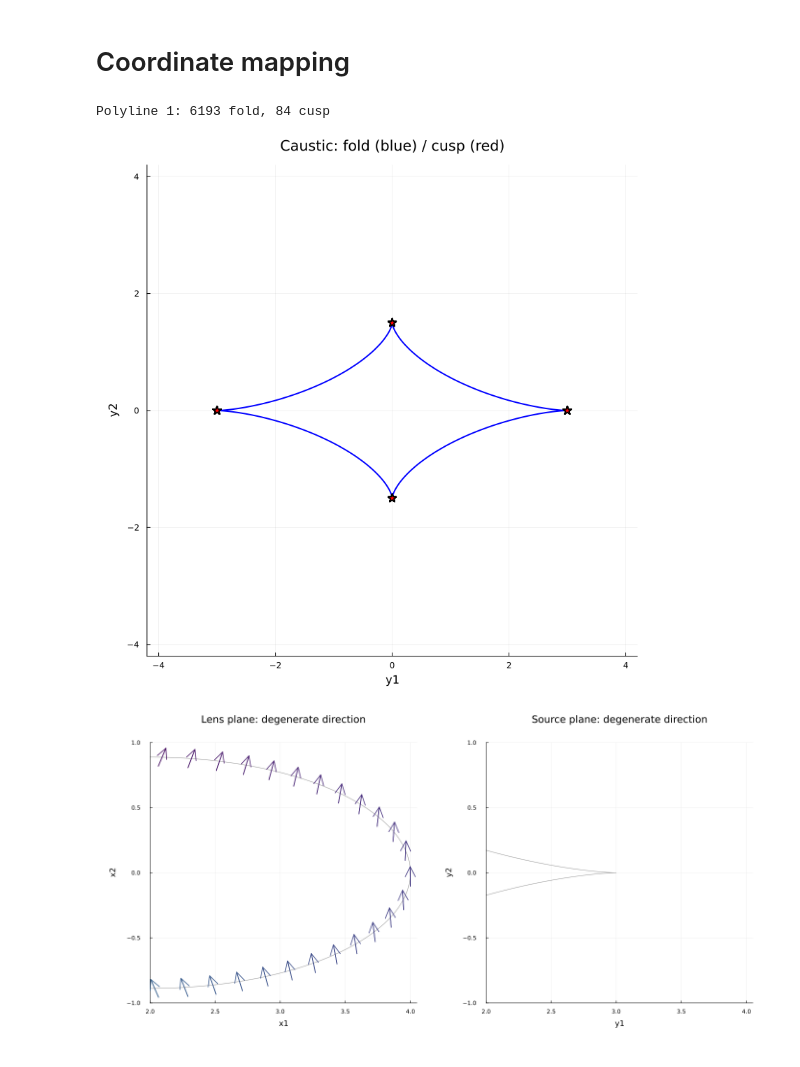
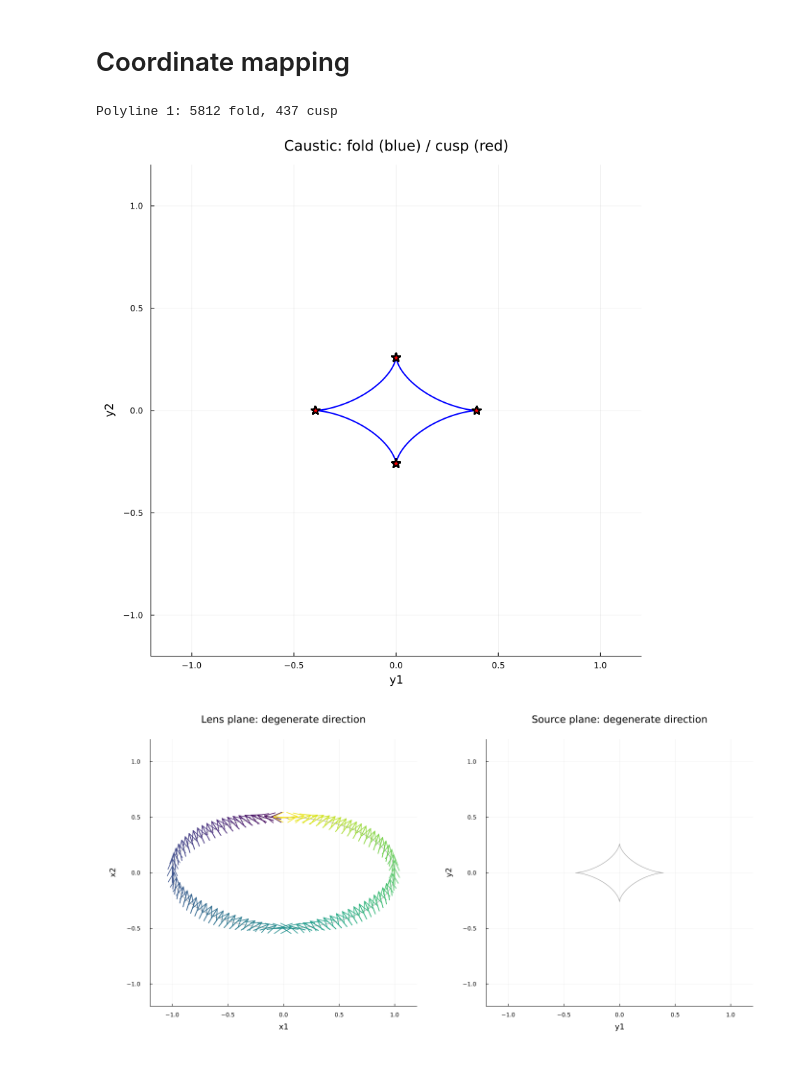
Before and after one commit to chrisharhaw/Optical_Drift_Effects, a Jupyter notebook: scripts/mapping_test.ipynb, the cells around one changed output. Cells and saved outputs as stored; diff of their text form; code cells hidden in the pictures.

```diff
--- a/scripts/mapping_test.ipynb
+++ b/scripts/mapping_test.ipynb
@@ -47,8 +50,8 @@ os = 50          # oversampling factor (pixels per output pixel, per axis)
 Nx_pix, Ny_pix = 50, 50                 # desired output (pixelated) resolution
 Nx_hi,  Ny_hi  = os * Nx_pix, os * Ny_pix  # high-res ray grid
 
-xmin, xmax = -4.2, 4.2
-ymin, ymax = -4.2, 4.2
+xmin, xmax = -1.2, 1.2
+ymin, ymax = -1.2, 1.2
 
 # High-res ray grid
 xs_hi = range(xmin, xmax; length=Nx_hi)
@@ -120,7 +123,7 @@ for (k, labels) in enumerate(all_labels)
             count(==(:cusp), labels), " cusp")
 end
 # %% [output]
-Polyline 1: 6193 fold, 84 cusp
+Polyline 1: 5812 fold, 437 cusp
 # %%
 # Plot the caustic coloured by type: fold = blue, cusp = red
 p_class = plot(; aspect_ratio=:equal, xlims=(xmin,xmax), ylims=(ymin,ymax),
@@ -153,7 +156,7 @@ for (k, (crit_poly, caust_poly)) in enumerate(zip(critical_polylines, caustic_po
 end
 p_class
 # %% [output]
-[figure, old version]
+[figure, new version]
 # %%
 # -----------------------------------------------------------------------
 # Visualise the degenerate direction of the Jacobian in both planes.
@@ -170,12 +173,12 @@ p_class
 every      = 70
 scale      = 0.15
 
-p_crit  = plot(; aspect_ratio=:equal, xlims=(2,4.05), ylims=(-1,1),
+p_crit  = plot(; aspect_ratio=:equal, xlims=(xmin, xmax), ylims=(ymin, ymax),
                 xlabel="x1", ylabel="x2",
                 title="Lens plane: degenerate direction",
                 legend=false, size=(700,700))
 
-p_caust = plot(; aspect_ratio=:equal, xlims=(2,4.05), ylims=(-1,1),
+p_caust = plot(; aspect_ratio=:equal, xlims=(xmin, xmax), ylims=(ymin, ymax),
                 xlabel="y1", ylabel="y2",
                 title="Source plane: degenerate direction",
                 legend=false, size=(700,700))
@@ -196,31 +199,31 @@ for (crit_poly, caust_poly) in zip(critical_polylines, caustic_polylines)
         theta_c = SVector(crit_poly[i][1],  crit_poly[i][2])
         y_c     = SVector(caust_poly[i][1], caust_poly[i][2])
         col     = cgrad(:viridis)[arc[i]]
 
         # Null eigenvector of A: v proportional to (-A12, A11)
         A = deflection_jacobian(lens, theta_c)
         v = SVector(-A[1,2], A[1,1])
         v = v / norm(v)
 
         # Draw v centred on the critical curve point (lens plane)
         quiver!(p_crit,
                 [theta_c[1] - 0.5scale*v[1]],
                 [theta_c[2] - 0.5scale*v[2]],
                 quiver=([scale*v[1]], [scale*v[2]]);
                 color=col, lw=1.5)
 
         # Draw the same v centred on the caustic point (source plane)
         # A*v = 0 so v is drawn at the caustic location without transformation
         # quiver!(p_caust,
         #         [y_c[1] - 0.5scale*v[1]],
         #         [y_c[2] - 0.5scale*v[2]],
         #         quiver=([scale*v[1]], [scale*v[2]]);
         #         color=col, lw=1.5)
     end
 end
 
 plot(p_crit, p_caust; layout=(1,2), size=(1400,700),
      left_margin=12Plots.mm, right_margin=6Plots.mm,
      top_margin=6Plots.mm,   bottom_margin=12Plots.mm)
 # %% [output]
-[figure, old version]
+[figure, new version]
```
Also changed, not shown: parts of 6 cells of this notebook, 2 other files.
